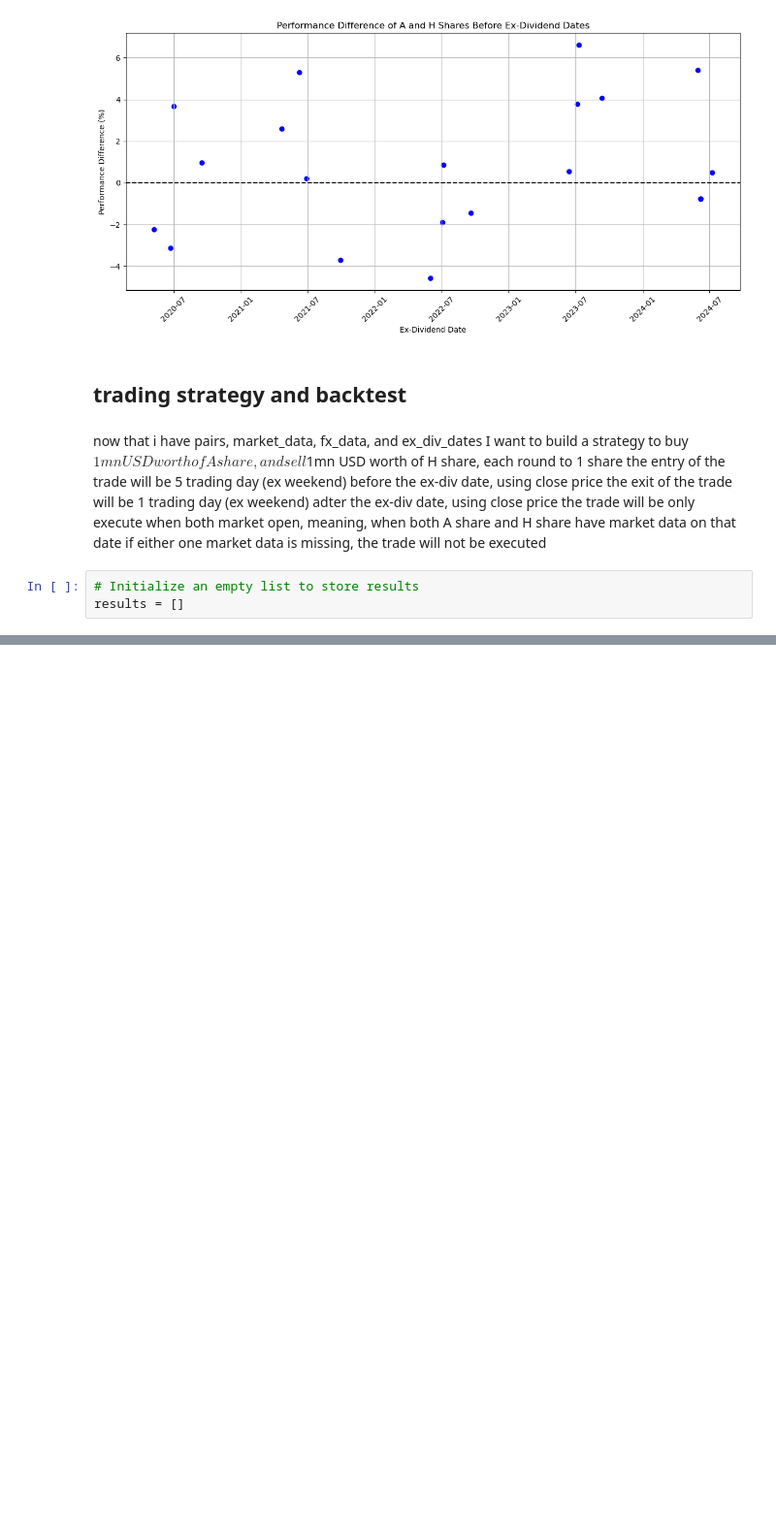
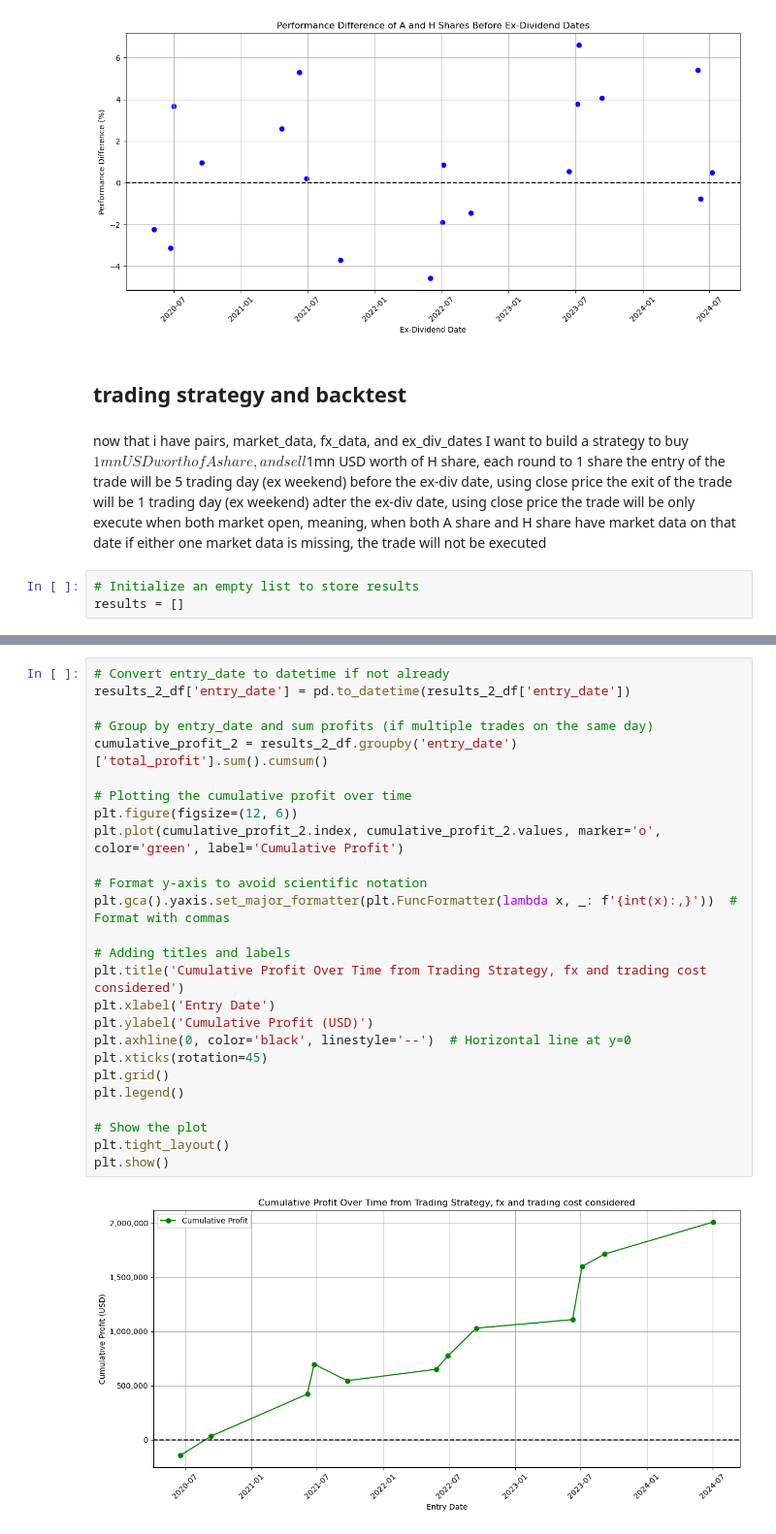
Before and after one commit to joeylyz/py-AH-arb, a Jupyter notebook: AH_arb_div.ipynb, the cells around one changed output, grey strips where cells are left out. Shown at 97% size. Saved outputs shown, nothing was run; the diff lists cells and outputs as text; blank space fills up the shorter version.

```diff
--- a/AH_arb_div.ipynb
+++ b/AH_arb_div.ipynb
@@ -386,0 +503,28 @@ plt.show()
+# %%
+# Convert entry_date to datetime if not already
+results_2_df['entry_date'] = pd.to_datetime(results_2_df['entry_date'])
+
+# Group by entry_date and sum profits (if multiple trades on the same day)
+cumulative_profit_2 = results_2_df.groupby('entry_date')['total_profit'].sum().cumsum()
+
+# Plotting the cumulative profit over time
+plt.figure(figsize=(12, 6))
+plt.plot(cumulative_profit_2.index, cumulative_profit_2.values, marker='o', color='green', label='Cumulative Profit')
+
+# Format y-axis to avoid scientific notation
+plt.gca().yaxis.set_major_formatter(plt.FuncFormatter(lambda x, _: f'{int(x):,}'))  # Format with commas
+
+# Adding titles and labels
+plt.title('Cumulative Profit Over Time from Trading Strategy, fx and trading cost considered')
+plt.xlabel('Entry Date')
+plt.ylabel('Cumulative Profit (USD)')
+plt.axhline(0, color='black', linestyle='--')  # Horizontal line at y=0
+plt.xticks(rotation=45)
+plt.grid()
+plt.legend()
+
+# Show the plot
+plt.tight_layout()
+plt.show()
+# %% [output]
+[figure, added]
```
Also changed, not shown: parts of 15 cells of this notebook.
